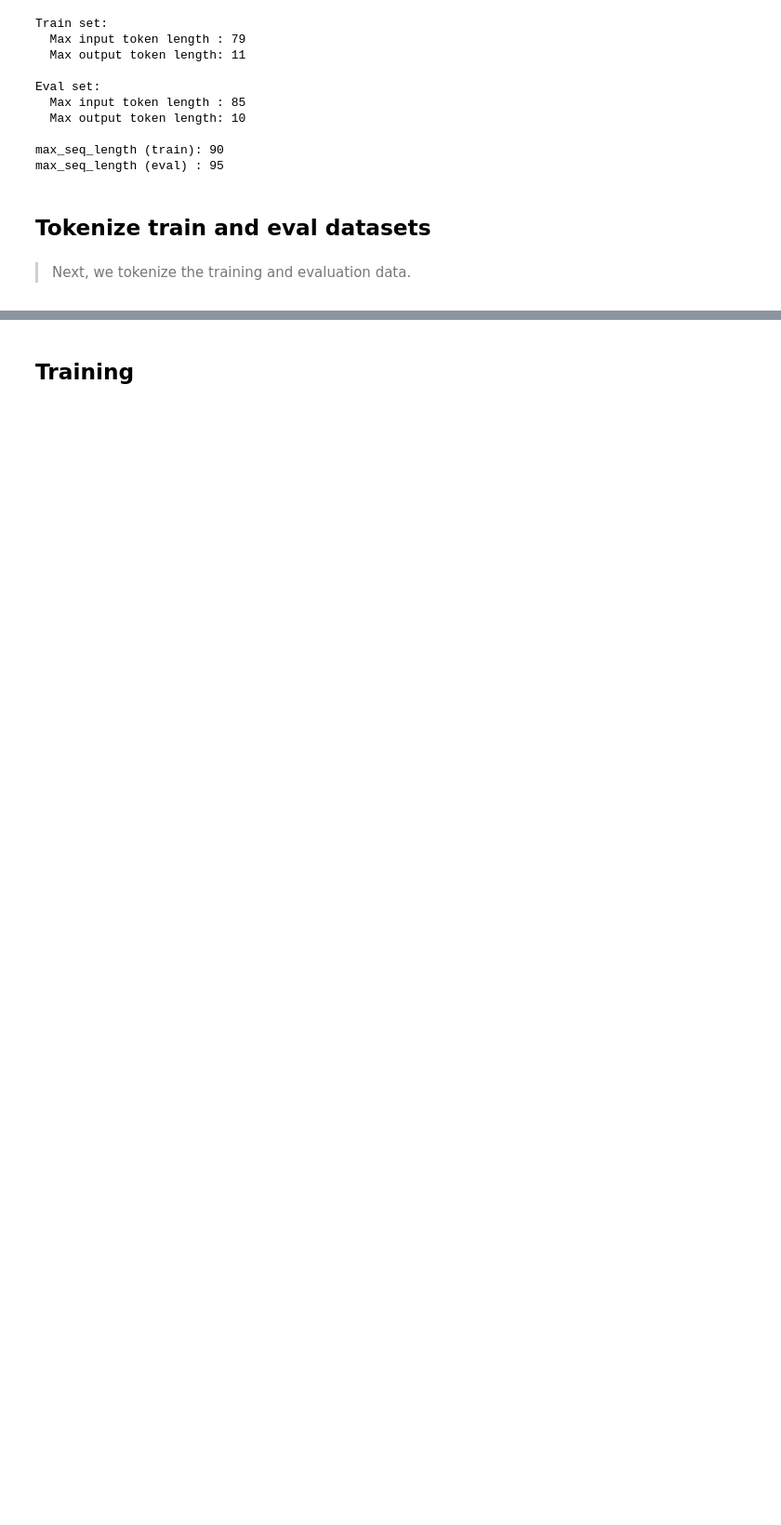
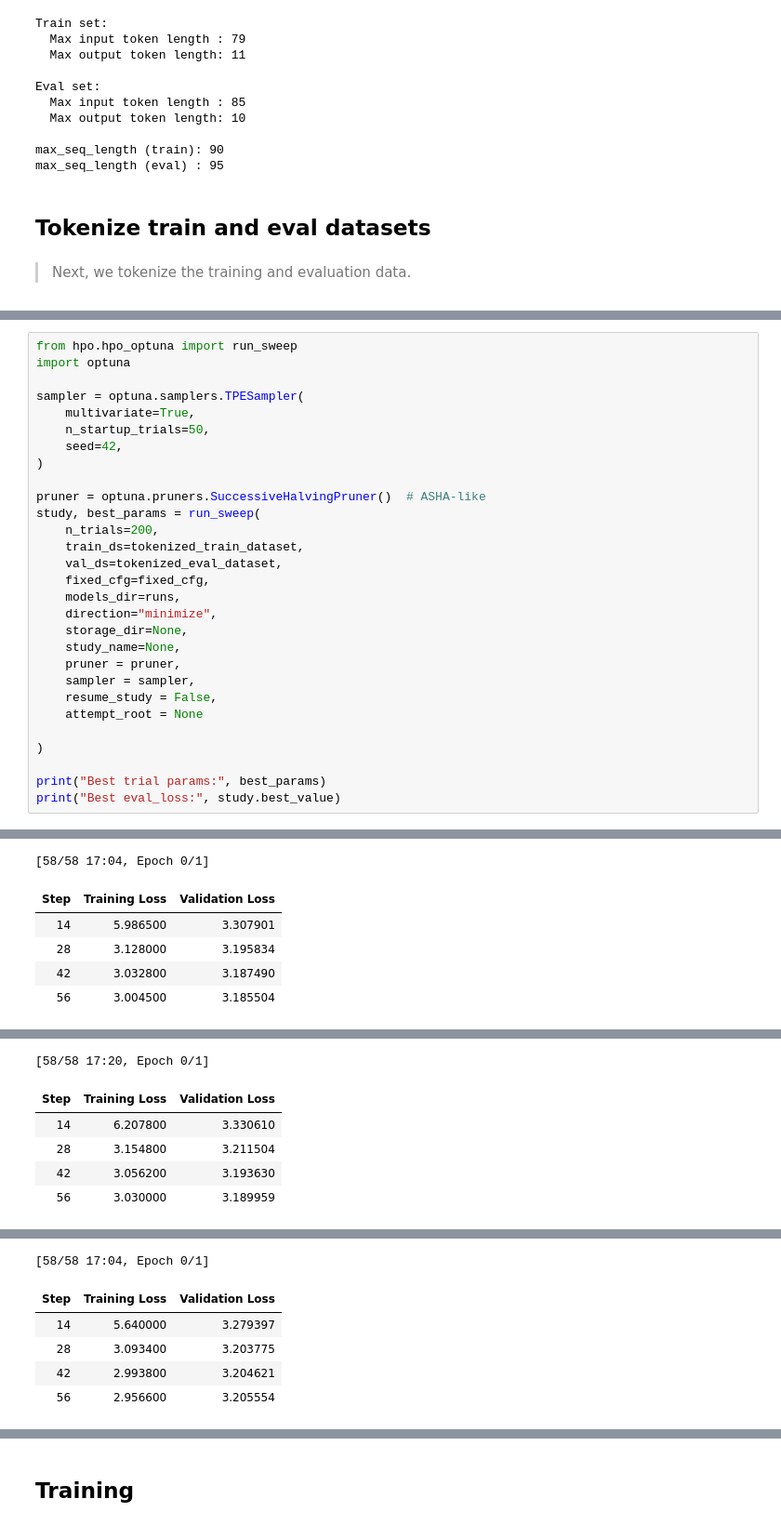
Before and after one commit to HassaniJawaheer/llm-domain-gen, a Jupyter notebook: domain_generator_project.ipynb, the cells around one changed output, grey strips where cells are left out. Shown at 93% size. Saved outputs shown, nothing was run; the diff lists cells and outputs as text; blank space fills up the shorter version.

```diff
--- a/domain_generator_project.ipynb
+++ b/domain_generator_project.ipynb
@@ -203,0 +250,30 @@ print(tokenized_train_dataset[0])
+# %%
+from hpo.hpo_optuna import run_sweep
+import optuna
+
+sampler = optuna.samplers.TPESampler(
+    multivariate=True,
+    n_startup_trials=50,
+    seed=42,
+)
+
+pruner = optuna.pruners.SuccessiveHalvingPruner()  # ASHA-like
+study, best_params = run_sweep(
+    n_trials=200,
+    train_ds=tokenized_train_dataset,
+    val_ds=tokenized_eval_dataset,
+    fixed_cfg=fixed_cfg,
+    models_dir=runs,
+    direction="minimize",
+    storage_dir=None,
+    study_name=None,
+    pruner = pruner,
+    sampler = sampler,
+    resume_study = False,
+    attempt_root = None
+
+)
+
+print("Best trial params:", best_params)
+print("Best eval_loss:", study.best_value)
+# %% [output]
@@ -203,0 +281,6 @@ print(tokenized_train_dataset[0])
+[58/58 17:04, Epoch 0/1]
+| Step | Training Loss | Validation Loss |
+| 14 | 5.986500 | 3.307901 |
+| 28 | 3.128000 | 3.195834 |
+| 42 | 3.032800 | 3.187490 |
+| 56 | 3.004500 | 3.185504 |
@@ -203,0 +288,6 @@ print(tokenized_train_dataset[0])
+[58/58 17:20, Epoch 0/1]
+| Step | Training Loss | Validation Loss |
+| 14 | 6.207800 | 3.330610 |
+| 28 | 3.154800 | 3.211504 |
+| 42 | 3.056200 | 3.193630 |
+| 56 | 3.030000 | 3.189959 |
@@ -203,0 +295,6 @@ print(tokenized_train_dataset[0])
+[58/58 17:04, Epoch 0/1]
+| Step | Training Loss | Validation Loss |
+| 14 | 5.640000 | 3.279397 |
+| 28 | 3.093400 | 3.203775 |
+| 42 | 2.993800 | 3.204621 |
+| 56 | 2.956600 | 3.205554 |
```
Also changed, not shown: parts of 27 cells of this notebook, 26 other files.
